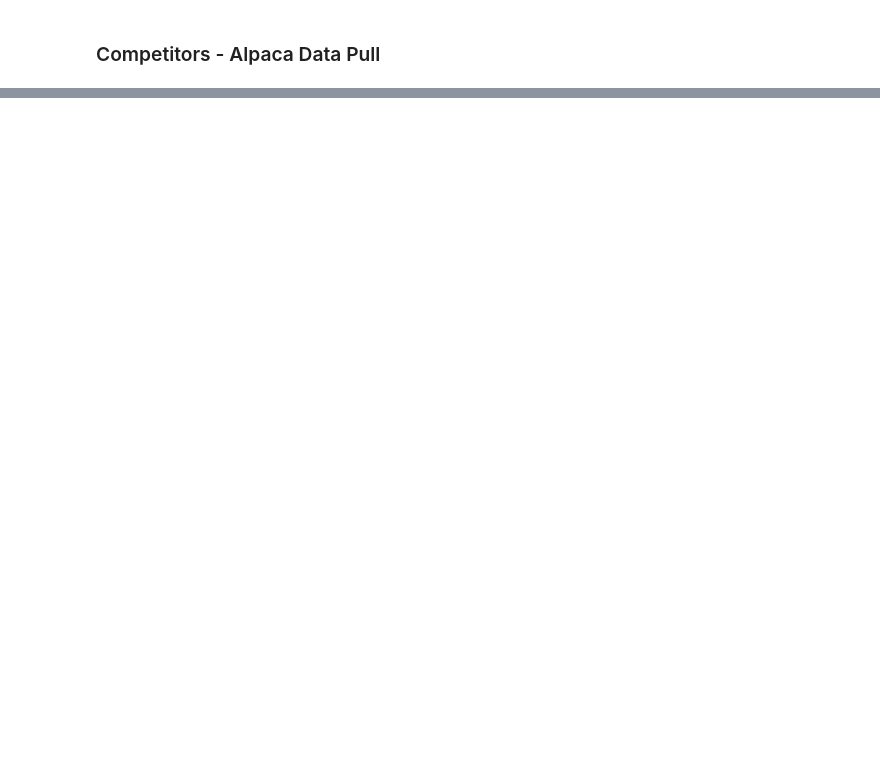
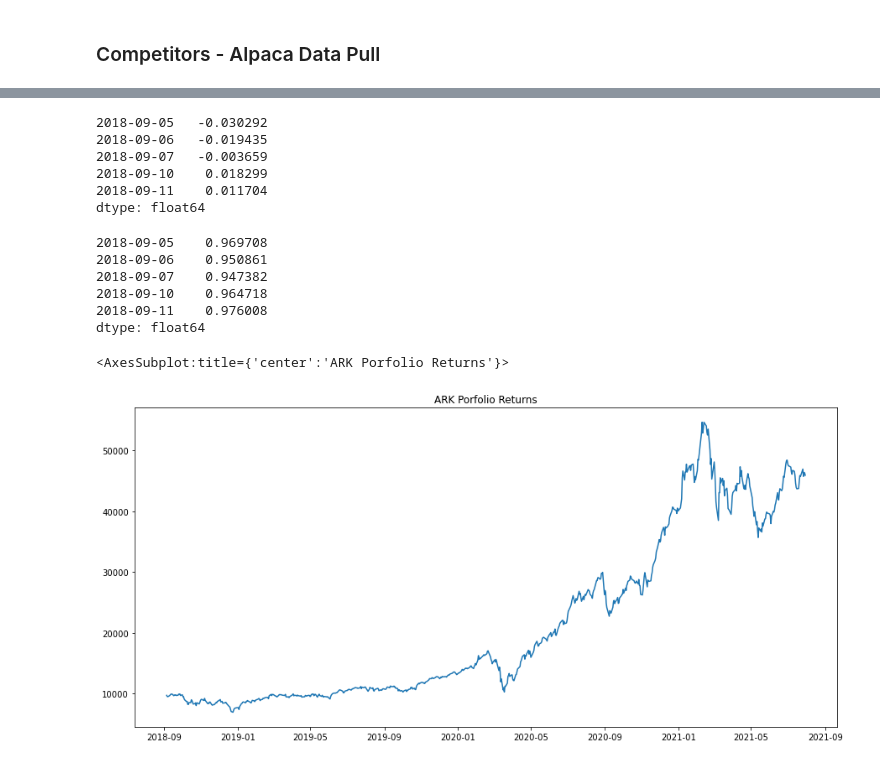
Before and after one commit to anthonybarone0211/project_1, a Jupyter notebook: Alpaca_Data_Pull.ipynb, the cells around one changed output, grey strips where cells are left out. Saved outputs shown, nothing was run; the diff lists cells and outputs as text; code cells hidden in the pictures; blank space fills up the shorter version.

```diff
--- a/Alpaca_Data_Pull.ipynb
+++ b/Alpaca_Data_Pull.ipynb
@@ -109,0 +290,50 @@ competitors_list.to_csv("competitors_list.csv")
+# %%
+#Adding portfolio weights
+# ARK_weight = {
+#     "TSLA": 0.17,
+#     "ROKU": 0.08,
+#     "TDOC": 0.057,
+#     "MSTR": 0.11,
+#     "SQ": 0.057,
+#     "SHOP": 0.043,
+#     "TTWO": 0.04,
+#     "TWLO": 0.0368,
+#     "SPOT": 0.0535,
+#     "NTLA": 0.0301,
+#     "CRSP": 0.0526,
+#     "EXAS": 0.048,
+#     "Z": 0.052,
+#     "TWTR": 0.043,
+#     "TER": 0.02,
+#     "DOCU": 0.082,
+#     "CGEN": 0.025
+# }
+
+ARK_weight = [0.17, 0.08, 0.057, 0.11, 0.057, 0.043, 0.04, 0.0368, 0.0535, 0.0301, 0.0526, 0.048, 0.052, 0.043, 0.02, 0.082, 0.025]
+
+portfolio_returns = ARK_daily_returns.dot(ARK_weight)
+portfolio_returns.head()
+# %% [output]
+2018-09-05   -0.030292
+2018-09-06   -0.019435
+2018-09-07   -0.003659
+2018-09-10    0.018299
+2018-09-11    0.011704
+dtype: float64
+# %%
+cumulative_returns = (1 + portfolio_returns).cumprod()
+cumulative_returns.head()
+# %% [output]
+2018-09-05    0.969708
+2018-09-06    0.950861
+2018-09-07    0.947382
+2018-09-10    0.964718
+2018-09-11    0.976008
+dtype: float64
+# %%
+Initial_Investment = 10000
+Cumulative_Profits = Initial_Investment * cumulative_returns
+Cumulative_Profits.plot(title="ARK Porfolio Returns", figsize=(15,7))
+# %% [output]
+<AxesSubplot:title={'center':'ARK Porfolio Returns'}>
+[figure, added]
```
Also changed, not shown: parts of 24 cells of this notebook.
